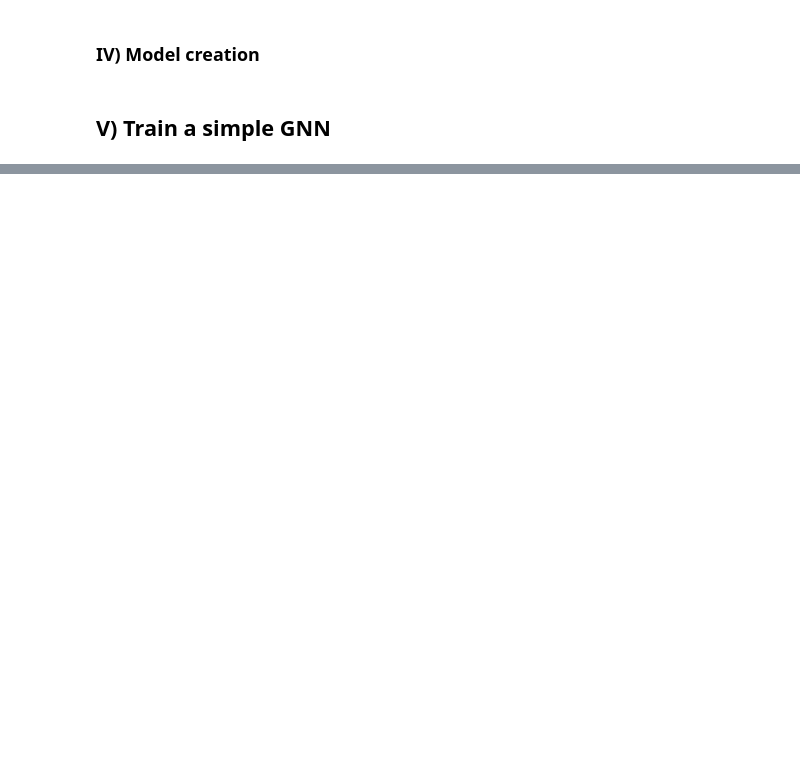
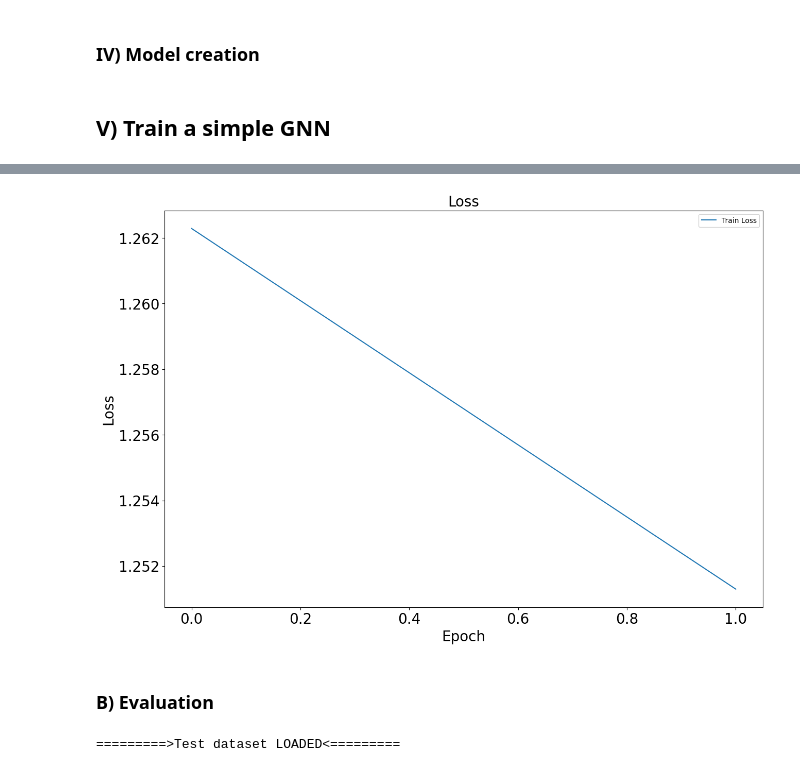
Before and after one commit to ds4dh/aiidkit_llm, a Jupyter notebook: notebooks/DataManipulation/TEAVPatientsGraphs.ipynb, the cells around one changed output, grey strips where cells are left out. Saved outputs shown, nothing was run; the diff lists cells and outputs as text; code cells hidden in the pictures; blank space fills up the shorter version.

Commit message:
Add first dummy training simple GNN

```diff
--- a/notebooks/DataManipulation/TEAVPatientsGraphs.ipynb
+++ b/notebooks/DataManipulation/TEAVPatientsGraphs.ipynb
@@ -412,7 +483,9 @@ def build_hetero_graph_with_embeddings(
                                         continuous_ent_attr_pairs,
                                         categorical_ent_attr_pairs,
                                         categorical_vals_emb_layers,
-                                        ent_attr_pair_emb_layer
+                                        ent_attr_pair_emb_layer,
+                                        #constant_edges_without_attr=0.
+                                        constant_edges_without_attr=1.
                                       ):
     """
         Returns a Pytorch Geometric heterogeneous data representing
@@ -440,6 +513,10 @@ def build_hetero_graph_with_embeddings(
             are the nn.Embedding layers.
         ent_attr_pair_emb_layer: nn.Embedding
             Embedding layer for (entity, attribute) pairs.
+        constant_edges_without_attr: float
+            Value to use in attribute in edges that does not have attributes.
+            Using a value of 0 does not necessarily means that there is
+            no edge between nodes.
 
         Returns:
         --------
@@ -532,18 +609,23 @@ def build_hetero_graph_with_embeddings(
     central_to_child_cont_edge_idx = torch.tensor(central_to_child_cont_edge_idx)
     central_to_child_categ_edge_idx = torch.tensor(central_to_child_categ_edge_idx)
     pat_data_graph["central", "has_child", "child_cont"].edge_index = central_to_child_cont_edge_idx
+    pat_data_graph["central", "has_child", "child_cont"].edge_attr = constant_edges_without_attr
     pat_data_graph["central", "has_child", "child_categ"].edge_index = central_to_child_categ_edge_idx
+    pat_data_graph["central", "has_child", "child_categ"].edge_attr = constant_edges_without_attr
 
     return pat_data_graph
 
 # Test
+#CST_DUMMY_EDGE = 0
+CST_DUMMY_EDGE = 1
 pat_data_graph = build_hetero_graph_with_embeddings(
                                                         pat_data_dict_regrouped=pat_data_dict_regrouped,
                                                         ids_ent_attr_pairs=ids_ent_attr_pairs,
                                                         continuous_ent_attr_pairs=continuous_ent_attr_pairs,
                                                         categorical_ent_attr_pairs=categorical_ent_attr_pairs,
                                                         categorical_vals_emb_layers=categorical_vals_emb_layers,
-                                                        ent_attr_pair_emb_layer=ent_attr_pair_emb_layer
+                                                        ent_attr_pair_emb_layer=ent_attr_pair_emb_layer,
+                                                        constant_edges_without_attr=CST_DUMMY_EDGE
                                                       )
 # %%
 # Plot graph
@@ -836,0 +1137,10 @@ print(f"\n\n =========> Shape of the continuous features: {child_cont_features.s
+# %%
+"""
+# Test graph_embedder on batches
+for batch in train_loader:
+    print("\n\n==========")
+    child_cont_features, child_categ_features = graph_embedder(batch)
+    print("\nCentral: ", batch["central"].x.shape, batch["central"].batch, batch["central"].batch.shape)
+    print("\nChild Continuous: ", child_cont_features.shape, batch["child_cont"].vals.shape, batch["child_cont"].batch, batch["child_cont"].batch.shape)
+    print("\nChild Categorical: ", child_categ_features.shape, batch["child_categ"].vocab_ids.shape, batch["child_categ"].batch, batch["child_categ"].batch.shape)
+"""
@@ -842,0 +1376,3 @@ print(f"\n\n =========> Shape of the continuous features: {child_cont_features.s
+# %%
+# Defining device
+DEVICE = torch.device('cuda:0') if torch.cuda.is_available() else torch.device('cpu')
@@ -843,2 +1540,14 @@ print(f"\n\n =========> Shape of the continuous features: {child_cont_features.s
 # %%
-# URGENT HIGH PRIORITY: DURING TRAINING DO NOT FORGET TO ADD TO THE OPTIMIZER THE PARAMETERS OF THE EMBEDDING LAYER AND TRAIN IT !
+# Plot loss
+fig = plt.figure()
+n_epochs = len(train_losses)
+plt.plot(list(range(n_epochs)), train_losses, label="Train Loss")
+plt.xlabel("Epoch")
+plt.ylabel("Loss")
+plt.title("Loss")
+plt.legend()
+plt.show()
+# %% [output]
+[figure, added]
+# %% [markdown]
+### B) Evaluation
@@ -844,0 +1608,36 @@ print(f"\n\n =========> Shape of the continuous features: {child_cont_features.s
+# %%
+# Creating test dataset
+test_dataset_path = "./test_aiidkit_hetero_data.pt"
+if (os.path.exists(test_dataset_path)):
+    # Load dataset
+    test_dataset = torch.load(test_dataset_path, weights_only=False)
+    print("\n=========>Test dataset LOADED<=========\n")
+else:
+    # Parallelize to accelerate computation?
+    #USE_PARALLELIZATION_DATASET_CREATION = True
+    USE_PARALLELIZATION_DATASET_CREATION = False
+    if (USE_PARALLELIZATION_DATASET_CREATION):
+        raise NotImplementedError("Parallel creation of the dataset is not implemented yet (problem with Jupyter)")
+    else:
+        test_dataset = create_heterodata_dataset_not_parallel(
+                                                                    patients_dataset=pats_dataset,
+                                                                    ids_ent_attr_pairs=ids_ent_attr_pairs,
+                                                                    continuous_ent_attr_pairs=continuous_ent_attr_pairs,
+                                                                    categorical_ent_attr_pairs=categorical_ent_attr_pairs,
+                                                                    data_split='Test',
+                                                                    label_type="infection_label_binary_bacterial",
+                                                                    #perc_patients_keep=1,
+                                                                    perc_patients_keep=0.07,
+                                                              )
+    # Saving the dataset
+    torch.save(test_dataset, test_dataset_path)
+    print("\n=========>Test dataset SAVED<=========\n")
+
+# Normalize dataset
+normalized_test_dataset = normalized_dataset(dataset=test_dataset, statistics=train_statistics)
+
+# Data loader creation
+BS = 8
+test_loader = DataLoader(normalized_test_dataset, batch_size=BS)  # batching heterogeneous graphs
+# %% [output]
+=========>Test dataset LOADED<=========
```
Also changed, not shown: parts of 25 cells of this notebook.
